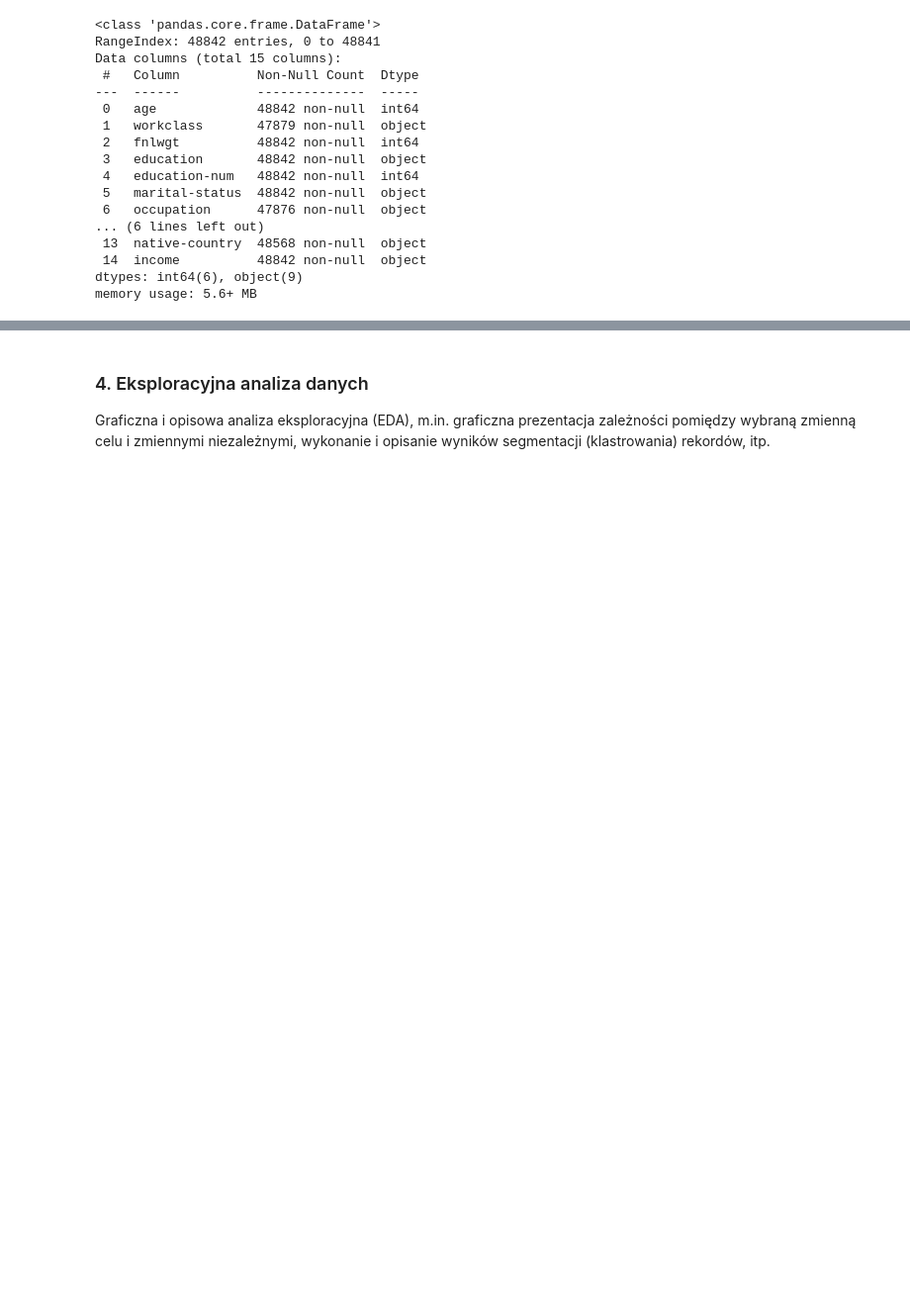
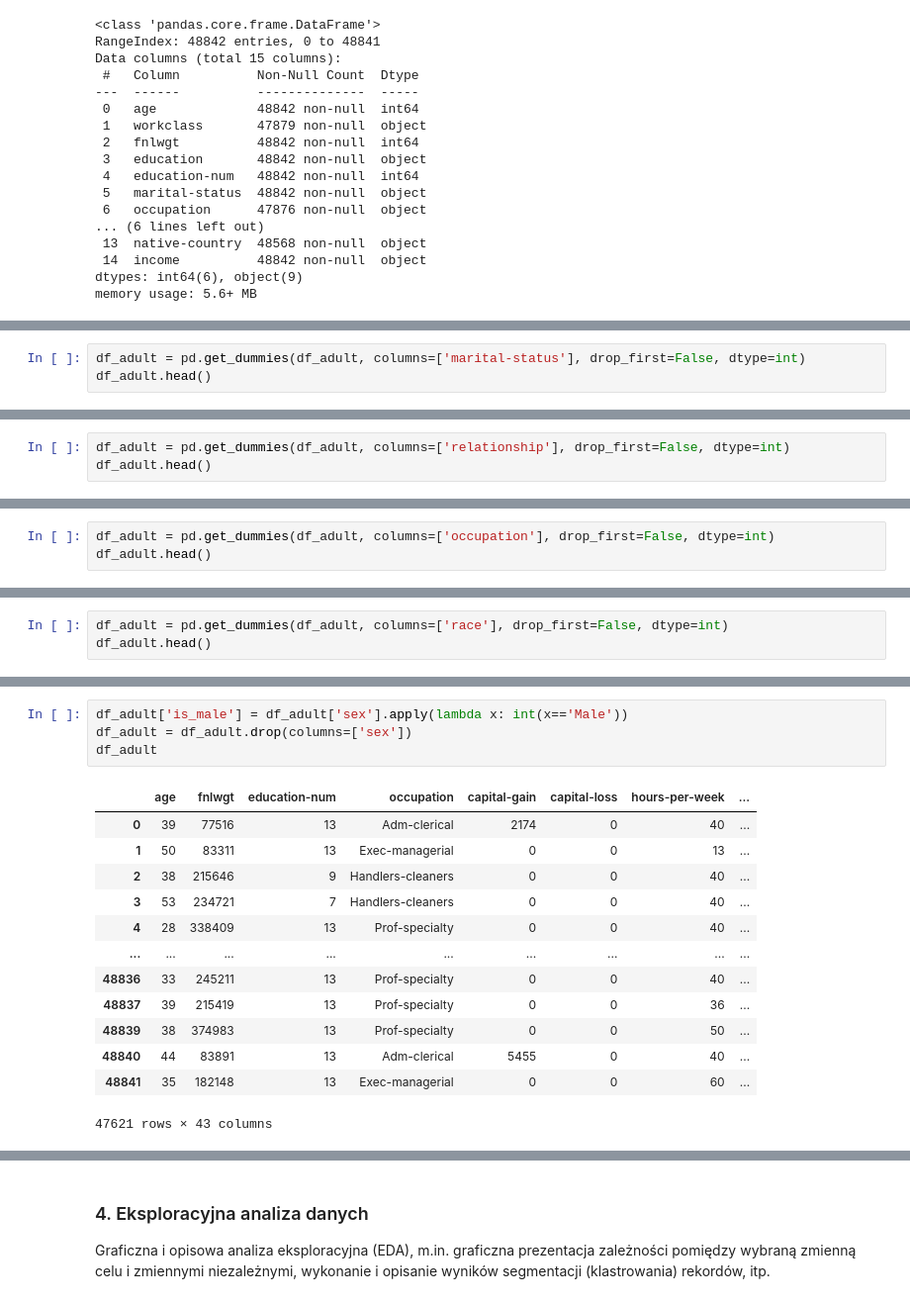
Before and after one commit to hoanganhlinh/SRD-projekt, a Jupyter notebook: adult-classification.ipynb, the cells around one changed output, grey strips where cells are left out. Shown at 99% size. Saved outputs shown, nothing was run; the diff lists cells and outputs as text; blank space fills up the shorter version.

```diff
--- a/adult-classification.ipynb
+++ b/adult-classification.ipynb
@@ -138,0 +186,3 @@ memory usage: 5.6+ MB
+# %%
+df_adult = pd.get_dummies(df_adult, columns=['marital-status'], drop_first=False, dtype=int)
+df_adult.head()
@@ -138,0 +202,3 @@ memory usage: 5.6+ MB
+# %%
+df_adult = pd.get_dummies(df_adult, columns=['relationship'], drop_first=False, dtype=int)
+df_adult.head()
@@ -138,0 +235,3 @@ memory usage: 5.6+ MB
+# %%
+df_adult = pd.get_dummies(df_adult, columns=['occupation'], drop_first=False, dtype=int)
+df_adult.head()
@@ -138,0 +258,3 @@ memory usage: 5.6+ MB
+# %%
+df_adult = pd.get_dummies(df_adult, columns=['race'], drop_first=False, dtype=int)
+df_adult.head()
@@ -138,0 +278,18 @@ memory usage: 5.6+ MB
+# %%
+df_adult['is_male'] = df_adult['sex'].apply(lambda x: int(x=='Male'))
+df_adult = df_adult.drop(columns=['sex'])
+df_adult
+# %% [output]
+|  | age | fnlwgt | education-num | occupation | capital-gain | capital-loss | hours-per-week | ... |
+| 0 | 39 | 77516 | 13 | Adm-clerical | 2174 | 0 | 40 | ... |
+| 1 | 50 | 83311 | 13 | Exec-managerial | 0 | 0 | 13 | ... |
+| 2 | 38 | 215646 | 9 | Handlers-cleaners | 0 | 0 | 40 | ... |
+| 3 | 53 | 234721 | 7 | Handlers-cleaners | 0 | 0 | 40 | ... |
+| 4 | 28 | 338409 | 13 | Prof-specialty | 0 | 0 | 40 | ... |
+| ... | ... | ... | ... | ... | ... | ... | ... | ... |
+| 48836 | 33 | 245211 | 13 | Prof-specialty | 0 | 0 | 40 | ... |
+| 48837 | 39 | 215419 | 13 | Prof-specialty | 0 | 0 | 36 | ... |
+| 48839 | 38 | 374983 | 13 | Prof-specialty | 0 | 0 | 50 | ... |
+| 48840 | 44 | 83891 | 13 | Adm-clerical | 5455 | 0 | 40 | ... |
+| 48841 | 35 | 182148 | 13 | Exec-managerial | 0 | 0 | 60 | ... |
+47621 rows × 43 columns
```
Also changed, not shown: parts of 42 cells of this notebook.
